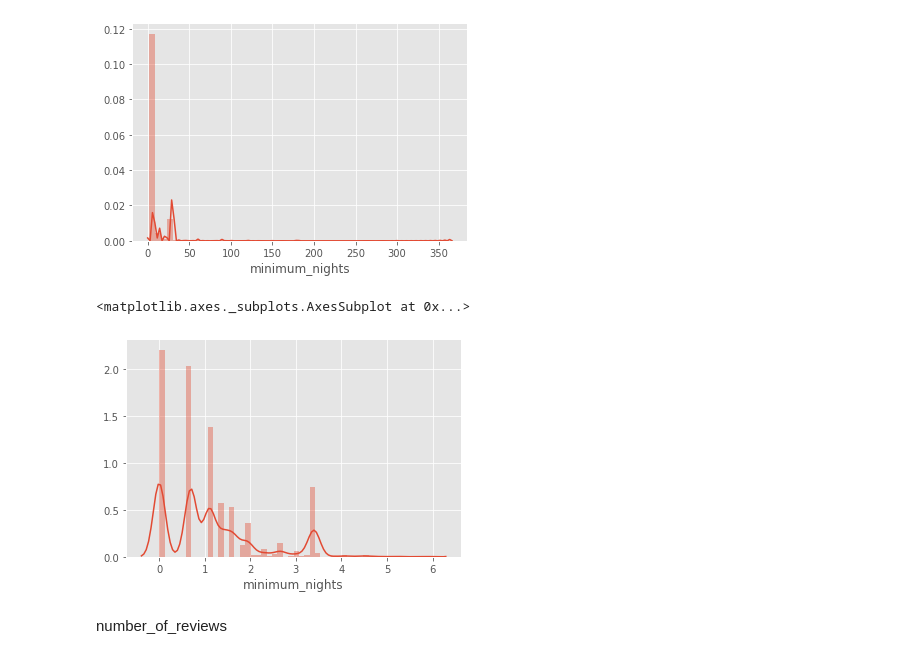
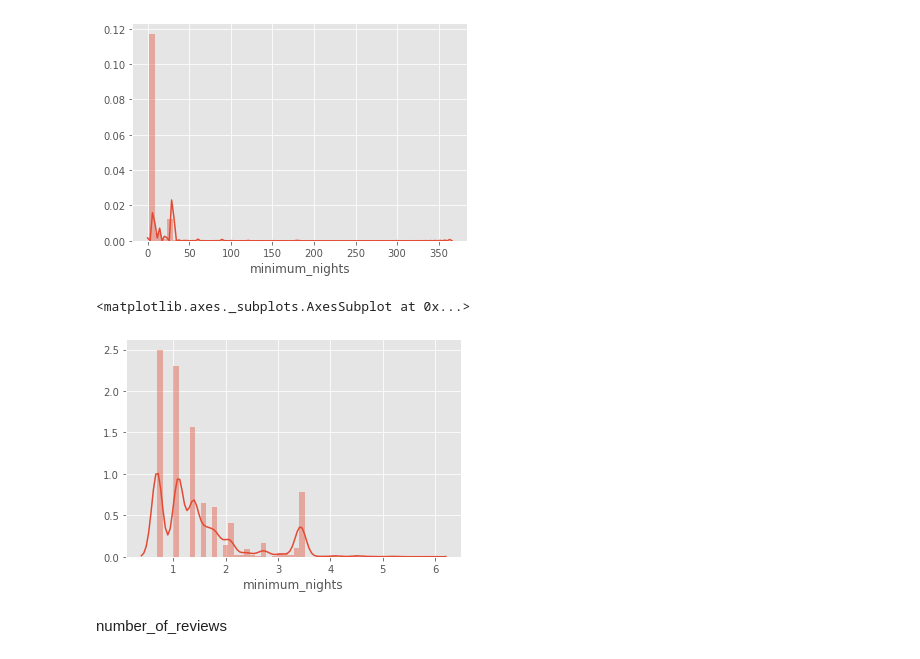
Before and after one commit to pawelmotek/Smart-pricing-airbnb-project, a Jupyter notebook: Project_airbnb_NY.ipynb, the cells around one changed output. Cells and saved outputs as stored; diff of their text form; code cells hidden in the pictures.

```diff
--- a/Project_airbnb_NY.ipynb
+++ b/Project_airbnb_NY.ipynb
@@ -100,7 +125,8 @@ Now let's analyze our features one by one
 # Column "id" is unique value for each observation so we will not use it in further analysis
 # Column "host_id" and "host_name" refers to specific users and it shouldn't be analyzed.
 # Column "name" contains title of each listings and won't be analyzed in this part of the project. (It could be used to find if some specific words used in title are related to price.)
-df.drop(['id', 'name', 'host_id', 'host_name'], axis=1, inplace=True)
+# Column "last_review" contain informations about date of last review so it shouldn't be related to price.
+df.drop(['id', 'name', 'host_id', 'host_name', 'last_review'], axis=1, inplace=True)
 # %%
 df.head()
 # %% [output]
@@ -187,10 +223,10 @@ sns.distplot(df['minimum_nights'][df['minimum_nights']<366])
 <matplotlib.axes._subplots.AxesSubplot at 0x...>
 [figure]
 # %%
-sns.distplot(np.log(df['minimum_nights'][df['minimum_nights']<366]))
+sns.distplot(np.log1p(df['minimum_nights'][df['minimum_nights']<366]))
 # %% [output]
 <matplotlib.axes._subplots.AxesSubplot at 0x...>
-[figure, old version]
+[figure, new version]
 # %%
 df['minimum_nights'] = np.log1p(df['minimum_nights'])
 # %% [markdown]
```
Also changed, not shown: parts of 38 cells of this notebook.
